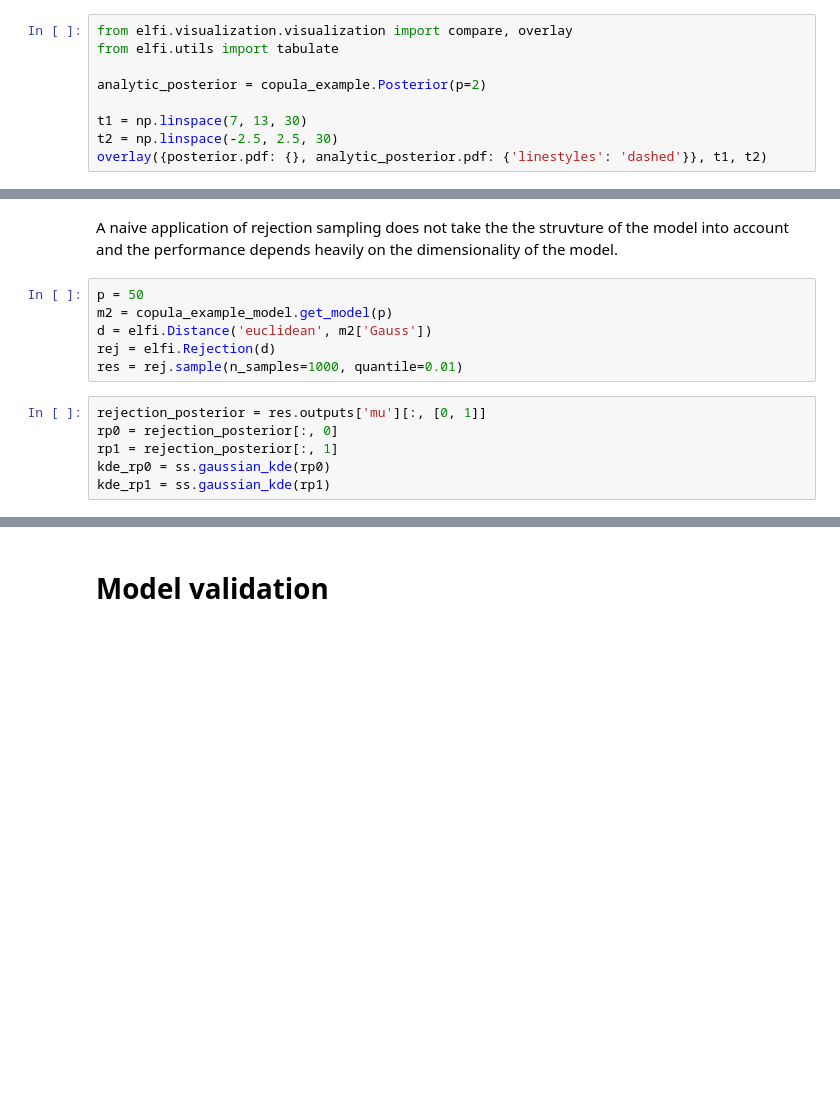
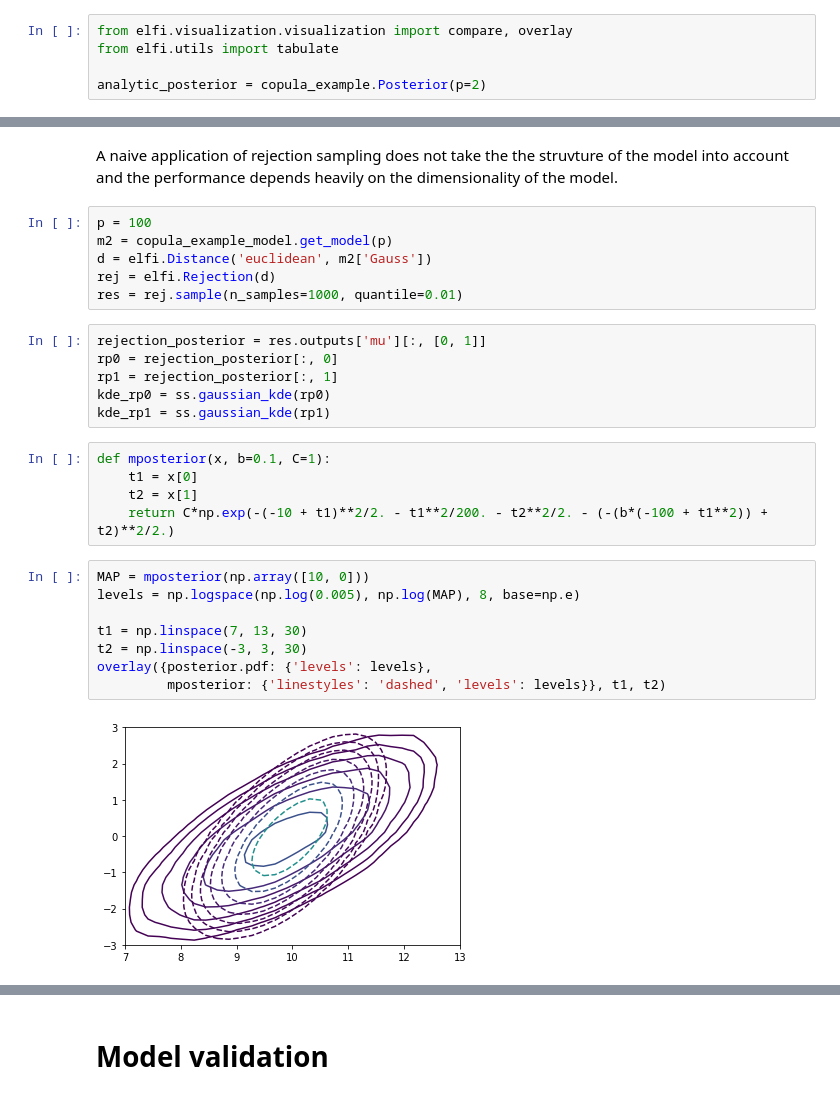
Before and after one commit to kskyten/elfi-notebooks, a Jupyter notebook: gaussian_copula.ipynb, the cells around one changed output, grey strips where cells are left out. Cells and saved outputs as stored; diff of their text form; blank space fills up the shorter version.

```diff
--- a/gaussian_copula.ipynb
+++ b/gaussian_copula.ipynb
@@ -161,7 +160,3 @@ from elfi.visualization.visualization import compare, overlay
 from elfi.utils import tabulate
 
 analytic_posterior = copula_example.Posterior(p=2)
-
-t1 = np.linspace(7, 13, 30)
-t2 = np.linspace(-2.5, 2.5, 30)
-overlay({posterior.pdf: {}, analytic_posterior.pdf: {'linestyles': 'dashed'}}, t1, t2)
@@ -182,7 +165,7 @@ plt.plot(t, posterior.marginals[1].pdf(t));
 # %% [markdown]
 A naive application of rejection sampling does not take the the struvture of the model into account and the performance depends heavily on the dimensionality of the model.
 # %%
-p = 50
+p = 100
 m2 = copula_example_model.get_model(p)
 d = elfi.Distance('euclidean', m2['Gauss'])
 rej = elfi.Rejection(d)
@@ -193,3 +176,18 @@ rp0 = rejection_posterior[:, 0]
 rp1 = rejection_posterior[:, 1]
 kde_rp0 = ss.gaussian_kde(rp0)
 kde_rp1 = ss.gaussian_kde(rp1)
+# %%
+def mposterior(x, b=0.1, C=1):
+    t1 = x[0]
+    t2 = x[1]
+    return C*np.exp(-(-10 + t1)**2/2. - t1**2/200. - t2**2/2. - (-(b*(-100 + t1**2)) + t2)**2/2.)
+# %%
+MAP = mposterior(np.array([10, 0]))
+levels = np.logspace(np.log(0.005), np.log(MAP), 8, base=np.e)
+
+t1 = np.linspace(7, 13, 30)
+t2 = np.linspace(-3, 3, 30)
+overlay({posterior.pdf: {'levels': levels},
+         mposterior: {'linestyles': 'dashed', 'levels': levels}}, t1, t2)
+# %% [output]
+[figure, added]
```
Also changed, not shown: parts of 13 cells of this notebook.
